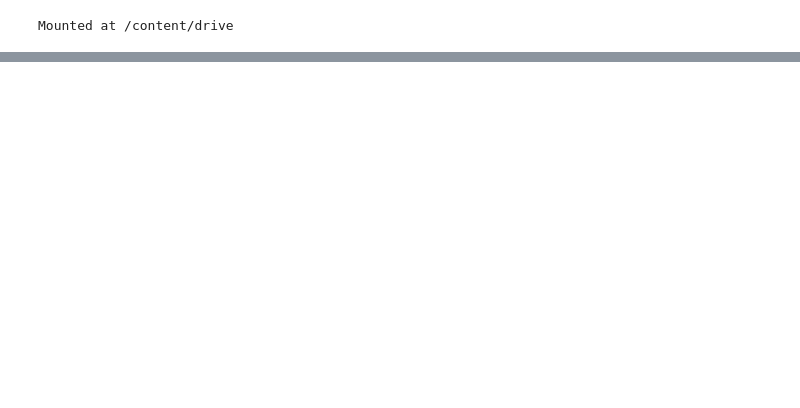
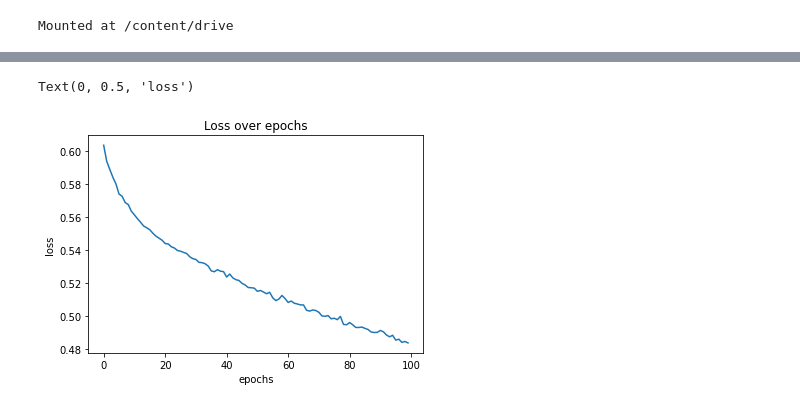
Before and after one commit to yonbrand/Gait-Recognition, a Jupyter notebook: gait_identification.ipynb, the cells around one changed output, grey strips where cells are left out. Saved outputs shown, nothing was run; the diff lists cells and outputs as text; code cells hidden in the pictures; blank space fills up the shorter version.

```diff
--- a/gait_identification.ipynb
+++ b/gait_identification.ipynb
@@ -255,0 +477,8 @@ epoch 2,  train loss : 0.196,
+# %%
+plt.plot(all_train_loss_gru)
+plt.title('Loss over epochs')
+plt.xlabel('epochs')
+plt.ylabel('loss')
+# %% [output]
+Text(0, 0.5, 'loss')
+[figure, added]
```
Also changed, not shown: parts of 30 cells of this notebook.
